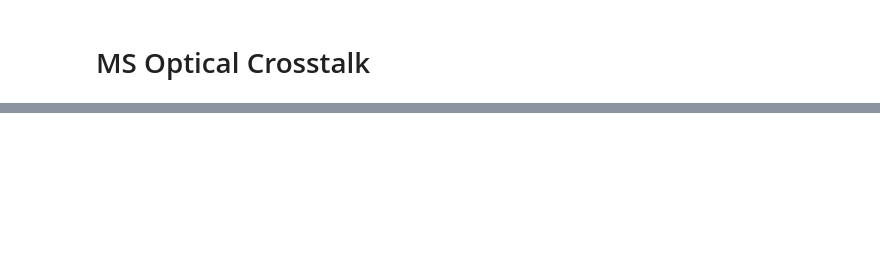
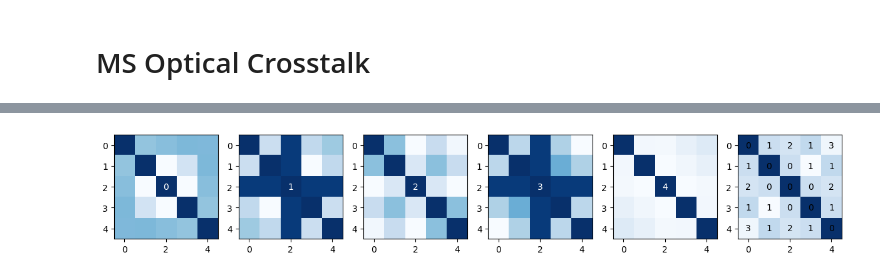
Before and after one commit to SQRLab/XTalkRobustMS, a Jupyter notebook: qscout/ExperimentSims.ipynb, the cells around one changed output, grey strips where cells are left out. Saved outputs shown, nothing was run; the diff lists cells and outputs as text; code cells hidden in the pictures; blank space fills up the shorter version.

```diff
--- a/qscout/ExperimentSims.ipynb
+++ b/qscout/ExperimentSims.ipynb
@@ -77,0 +171,45 @@ plt.show()
+# %%
+modetype='radial'
+modextalk=True
+K=1
+N = 5
+
+τ = 250*1e-6
+#τ = τslow
+
+trapspec = TrapSpec(νz, νr)
+fidsarr = np.zeros((N,N,N))
+devicespec = TIDeviceSpec(N, trapspec, qbit_splitting, raman_freq, M)
+for targets in itertools.combinations(range(N),2):
+    for m in range(N):
+        ωd, Ω = calc_necessary_sideband_detuning_and_rabi_freq(devicespec, targets, m, modetype, τ, K=K)
+        #Ωvals = Ω*ict.Ωvals_from_gaussian_crosstalk(N, targets, νz, M, bw)
+        Ωvals = Ω*Ωvals_from_fixed_neighbor_xtalk(N, targets, neighΩ,nneighΩ)
+        mslaserspec = MSLaserSpec(ωd, Ωvals, ϕB, ϕR)
+        simmodes = list(range(N)) if modextalk==True else [m]
+        msopspec = MSOpSpec(devicespec, mslaserspec, τ, targets=targets, m=m, modetype=modetype, K=K)
+        ρf, ionindices = MS_Analytical_zeroinitalstate_tracemodes(msopspec, simmodes=simmodes,modetype=modetype, modetrunc=2)
+        fidions = targets
+        traceindices = [ionindices.index(i) for i in fidions]
+        ρred = ρf.ptrace(traceindices)
+        fid = (abs(ρred[0,0]) + abs(ρred[3,3]) + abs(2*ρred[3,0].imag))/2
+        fidsarr[targets[0],targets[1],m] = fidsarr[targets[1],targets[0],m] = fid
+# %%
+bests = [np.max(fidsarr[i,j,:]) for i in range(N) for j in range(N)]
+bestModes = [np.argmax(fidsarr[i,j,:]) for i in range(N) for j in range(N)]
+# %%
+fig,axs = plt.subplots(1,N+1,figsize=(15,6))
+
+for i in range(N):
+    axs[i].imshow(np.log10(1-fidsarr[:,:,i]),cmap='Blues')
+    axs[i].text(np.floor(N/2),np.floor(N/2),str(i),ha="center", va="center",color="w")
+
+axs[N].imshow(np.log10(1-np.reshape(bests,(N,N))),cmap='Blues')
+for i in range(N):
+    for j in range(N):
+        text = axs[N].text(j, i, np.reshape(bestModes,(N,N))[i, j],
+                       ha="center", va="center", color="k")
+
+plt.show()
+# %% [output]
+[figure, added]
```
Also changed, not shown: parts of 16 cells of this notebook, 10 other files.
